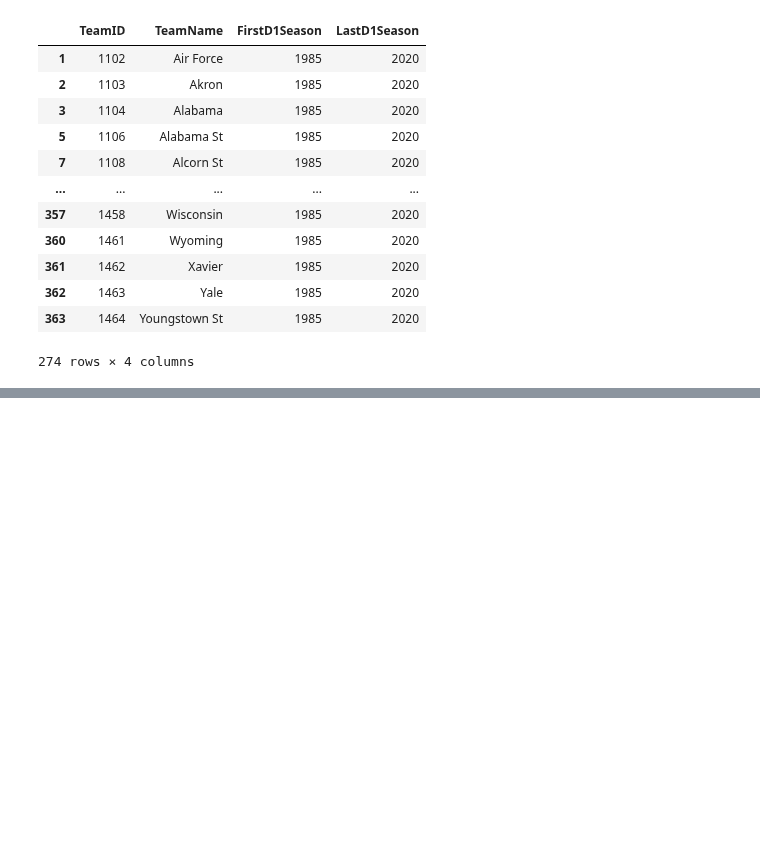
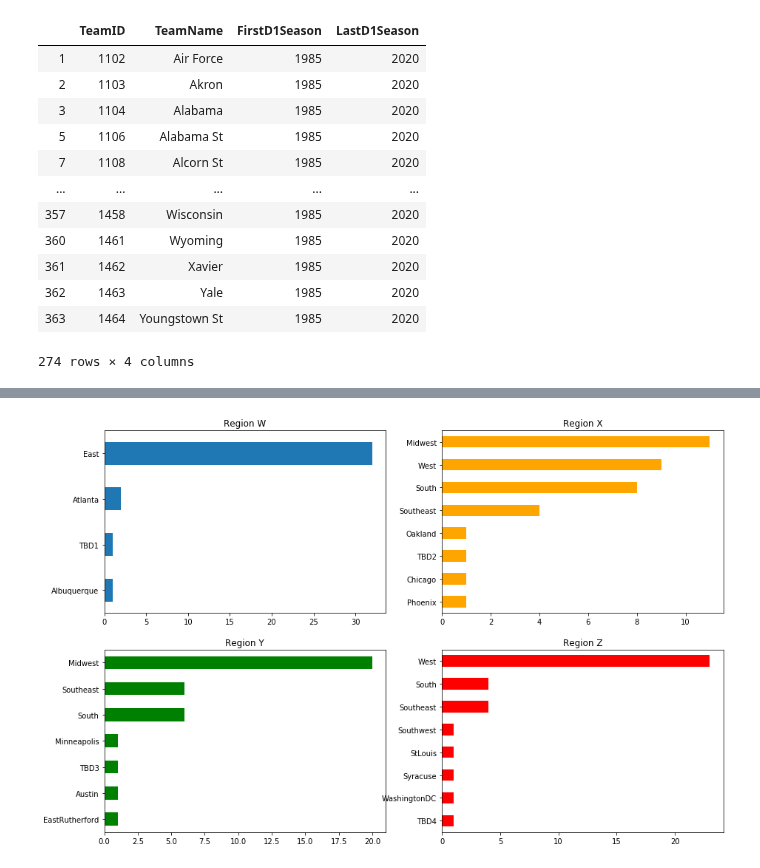
Before and after one commit to Heramb001/cs795_practical_machine_learning, a Jupyter notebook: project-1/Data Wrangling 2020.ipynb, the cells around one changed output, grey strips where cells are left out. Drawn from its saved outputs; the diff is of its cells as text; code cells hidden in the pictures; blank space fills up the shorter version.

```diff
--- a/project-1/Data Wrangling 2020.ipynb
+++ b/project-1/Data Wrangling 2020.ipynb
@@ -78,0 +161,9 @@ KeyError: 'WTeamName'
+# %%
+fig, axs = plt.subplots(2, 2, figsize=(15,10))
+seasons_df['RegionW'].value_counts().sort_values().plot(kind='barh', title='Region W', ax=axs[0,0])
+seasons_df['RegionX'].value_counts().sort_values().plot(kind='barh', title='Region X', ax=axs[0,1],color='Orange')
+seasons_df['RegionY'].value_counts().sort_values().plot(kind='barh', title='Region Y', ax=axs[1,0],color='Green')
+seasons_df['RegionZ'].value_counts().sort_values().plot(kind='barh', title='Region Z', ax=axs[1,1],color='Red')
+plt.show()
+# %% [output]
+[figure, added]
```
Also changed, not shown: parts of 16 cells of this notebook, 1 other file.
